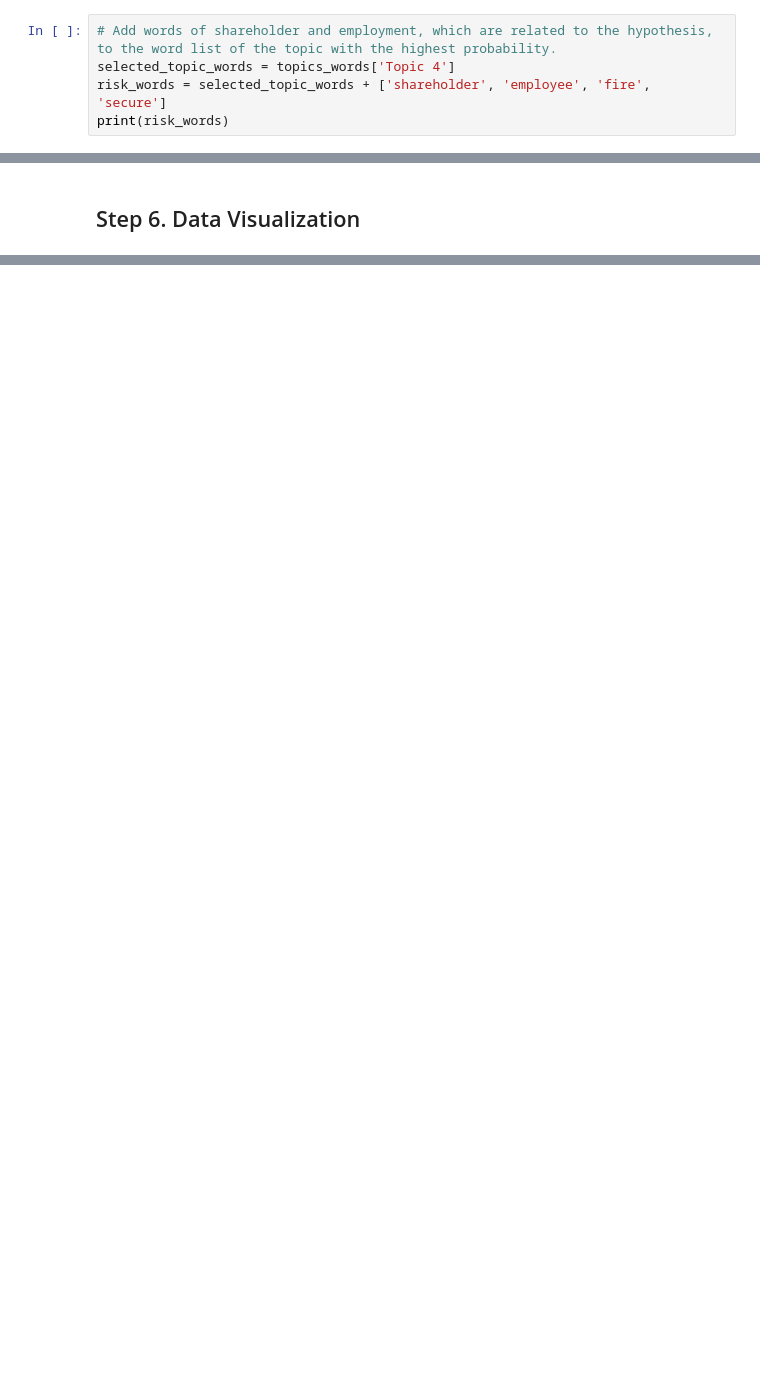
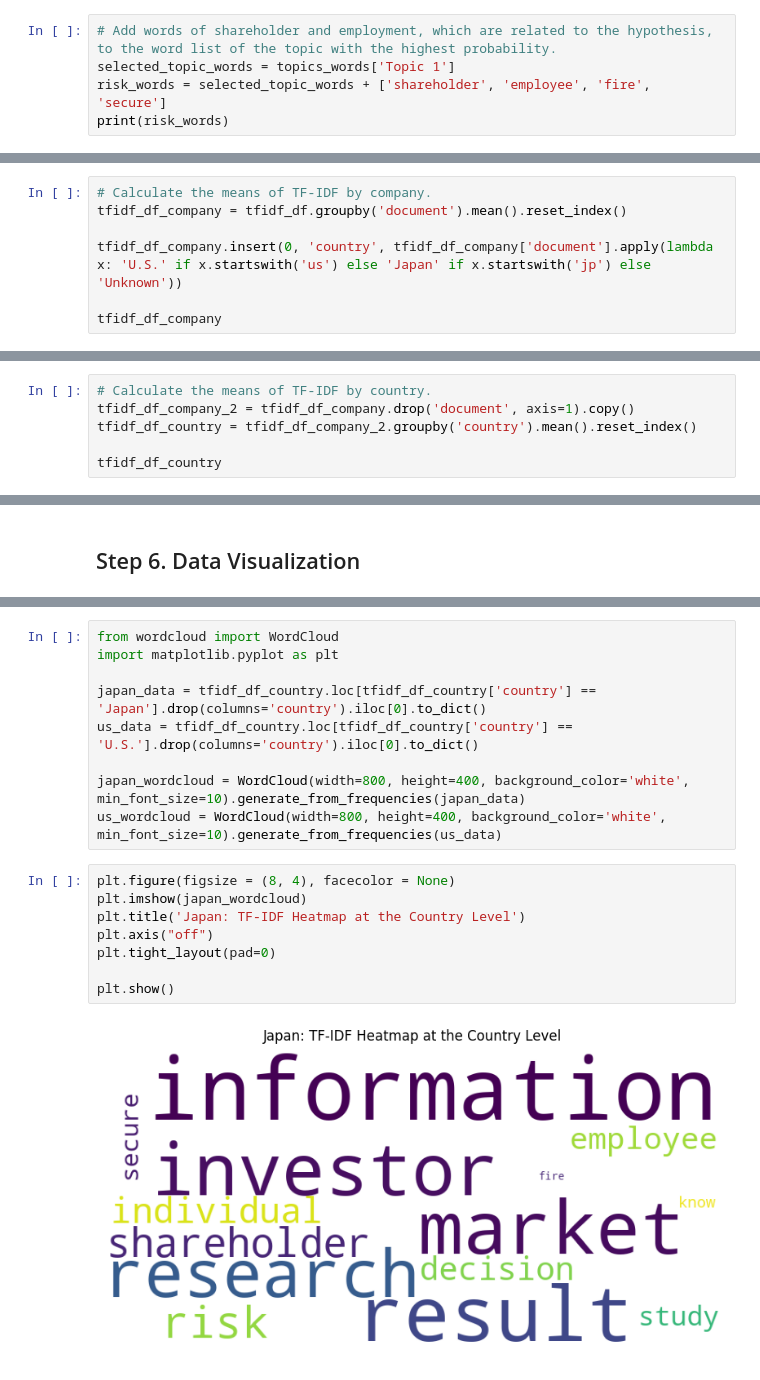
Before and after one commit to hiwan/Text_Analysis_Final_Project, a Jupyter notebook: project_text_analysis.ipynb, the cells around one changed output, grey strips where cells are left out. Drawn from its saved outputs; the diff is of its cells as text; blank space fills up the shorter version.

```diff
--- a/project_text_analysis.ipynb
+++ b/project_text_analysis.ipynb
@@ -397,6 +455,6 @@ Topic 4: ['risk', 'attitude', 'research', 'investor', 'individual', 'decision',
 # %%
 # Add words of shareholder and employment, which are related to the hypothesis, to the word list of the topic with the highest probability.
-selected_topic_words = topics_words['Topic 4']
+selected_topic_words = topics_words['Topic 1']
 risk_words = selected_topic_words + ['shareholder', 'employee', 'fire', 'secure']
 print(risk_words)
 # %% [output]
@@ -518,0 +516,7 @@ tfidf_country
+# %%
+# Calculate the means of TF-IDF by company.
+tfidf_df_company = tfidf_df.groupby('document').mean().reset_index()
+
+tfidf_df_company.insert(0, 'country', tfidf_df_company['document'].apply(lambda x: 'U.S.' if x.startswith('us') else 'Japan' if x.startswith('jp') else 'Unknown'))
+
+tfidf_df_company
@@ -518,0 +541,6 @@ tfidf_country
+# %%
+# Calculate the means of TF-IDF by country.
+tfidf_df_company_2 = tfidf_df_company.drop('document', axis=1).copy()
+tfidf_df_country = tfidf_df_company_2.groupby('country').mean().reset_index()
+
+tfidf_df_country
@@ -646,0 +705,19 @@ chart2
+# %%
+from wordcloud import WordCloud
+import matplotlib.pyplot as plt
+
+japan_data = tfidf_df_country.loc[tfidf_df_country['country'] == 'Japan'].drop(columns='country').iloc[0].to_dict()
+us_data = tfidf_df_country.loc[tfidf_df_country['country'] == 'U.S.'].drop(columns='country').iloc[0].to_dict()
+
+japan_wordcloud = WordCloud(width=800, height=400, background_color='white', min_font_size=10).generate_from_frequencies(japan_data)
+us_wordcloud = WordCloud(width=800, height=400, background_color='white', min_font_size=10).generate_from_frequencies(us_data)
+# %%
+plt.figure(figsize = (8, 4), facecolor = None)
+plt.imshow(japan_wordcloud)
+plt.title('Japan: TF-IDF Heatmap at the Country Level')
+plt.axis("off")
+plt.tight_layout(pad=0)
+
+plt.show()
+# %% [output]
+[figure, added]
```
Also changed, not shown: parts of 41 cells of this notebook.
